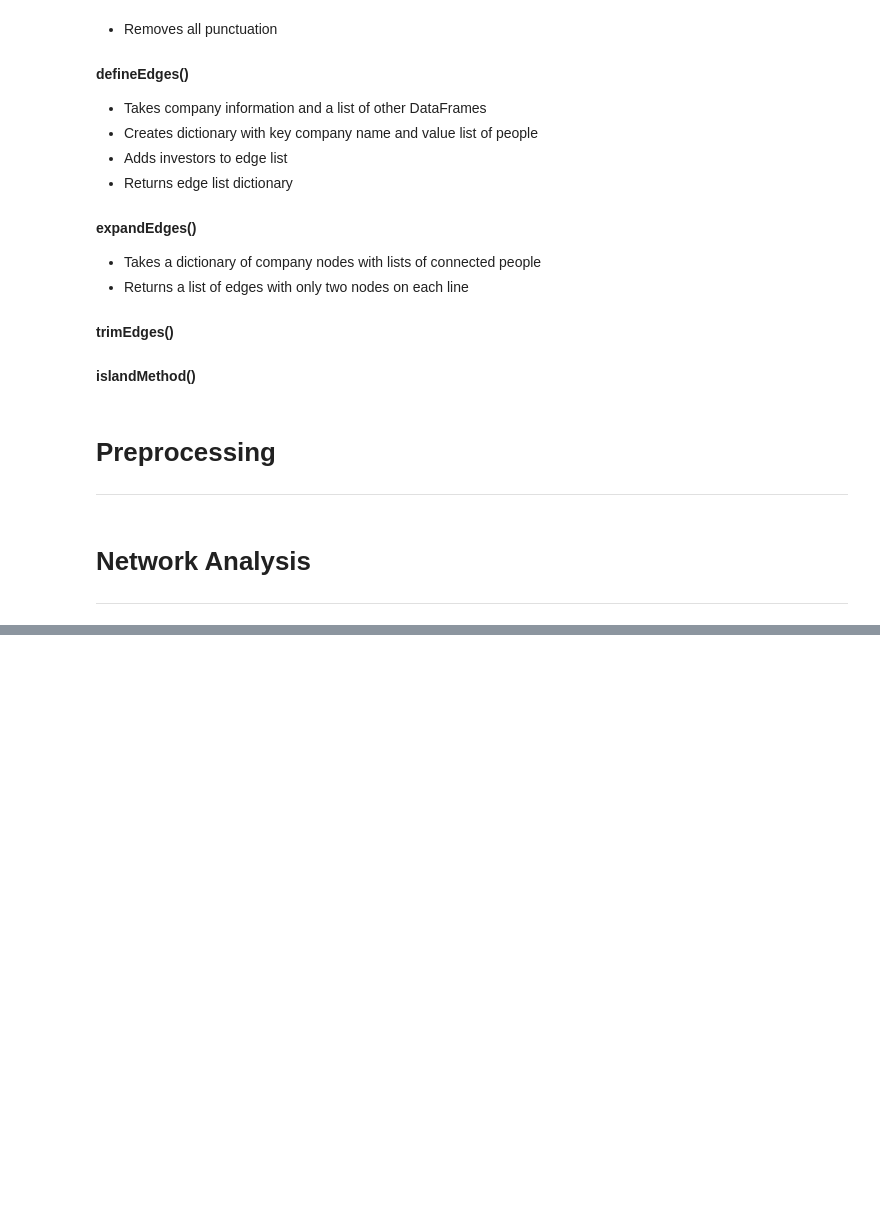
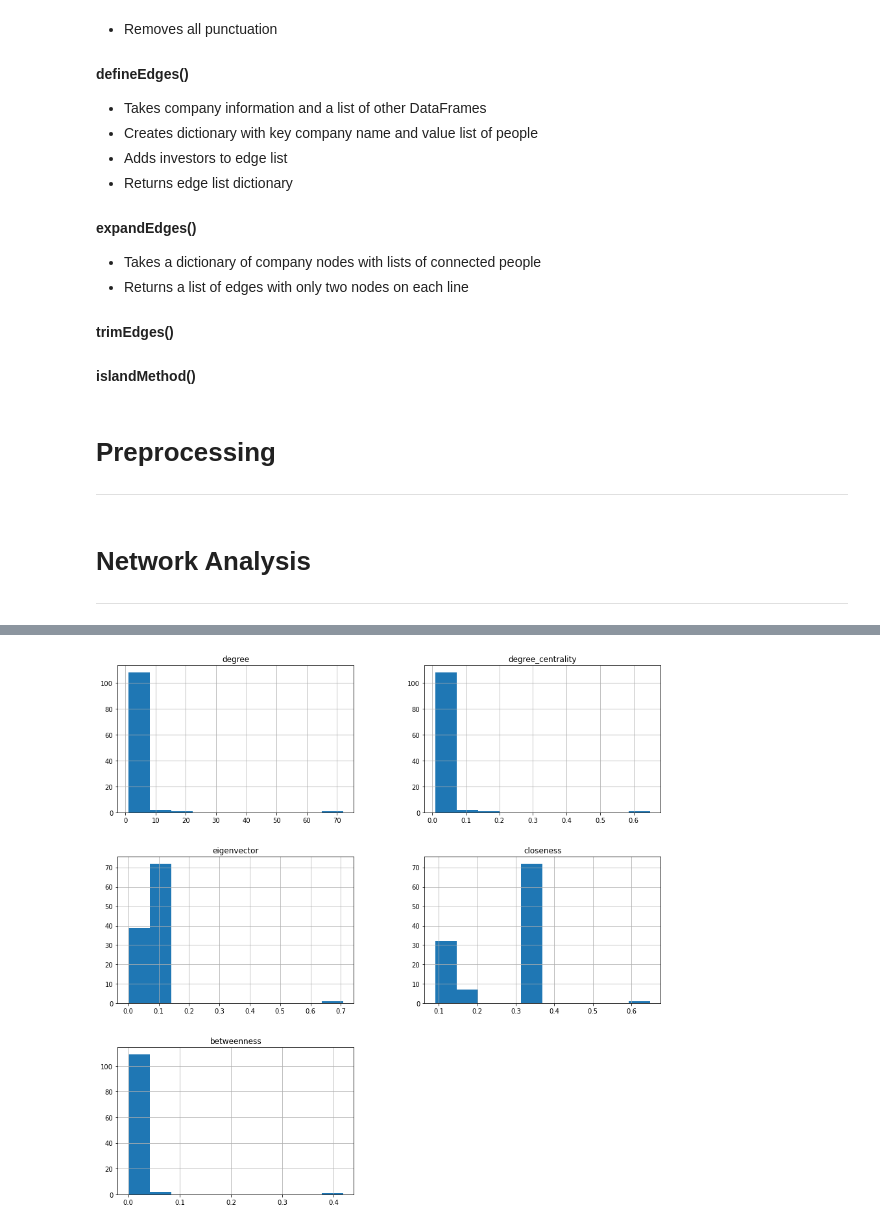
Before and after one commit to SamReeves/MyanmarNetworkAnalysis, a Jupyter notebook: projectA.ipynb, the cells around one changed output, grey strips where cells are left out. Saved outputs shown, nothing was run; the diff lists cells and outputs as text; code cells hidden in the pictures; blank space fills up the shorter version.

```diff
--- a/projectA.ipynb
+++ b/projectA.ipynb
@@ -271,0 +279,12 @@ plt.show()
+# %%
+# Degree, Eigenvector Centrality and Betweenness are weighted by the total
+# number of shared contacts.  DEGREE_CENTRALITY and CLOSENESS are not weighted
+summaries = pd.DataFrame(dict(
+    degree = dict(island.degree(weight = 'weight')),
+    degree_centrality = nx.degree_centrality(island),
+    eigenvector = nx.eigenvector_centrality_numpy(island, weight = 'weight'),
+    closeness = nx.closeness_centrality(island),
+    betweenness = nx.betweenness_centrality(island, weight = 'weight')))
+
+summaries = summaries.sort_values(by = 'degree', ascending = False)
+summaries[:20]
@@ -271,0 +309,5 @@ plt.show()
+# %%
+summaries.hist(bins = 10, figsize = (15, 15))
+plt.show()
+# %% [output]
+[figure, added]
```
Also changed, not shown: parts of 12 cells of this notebook.
